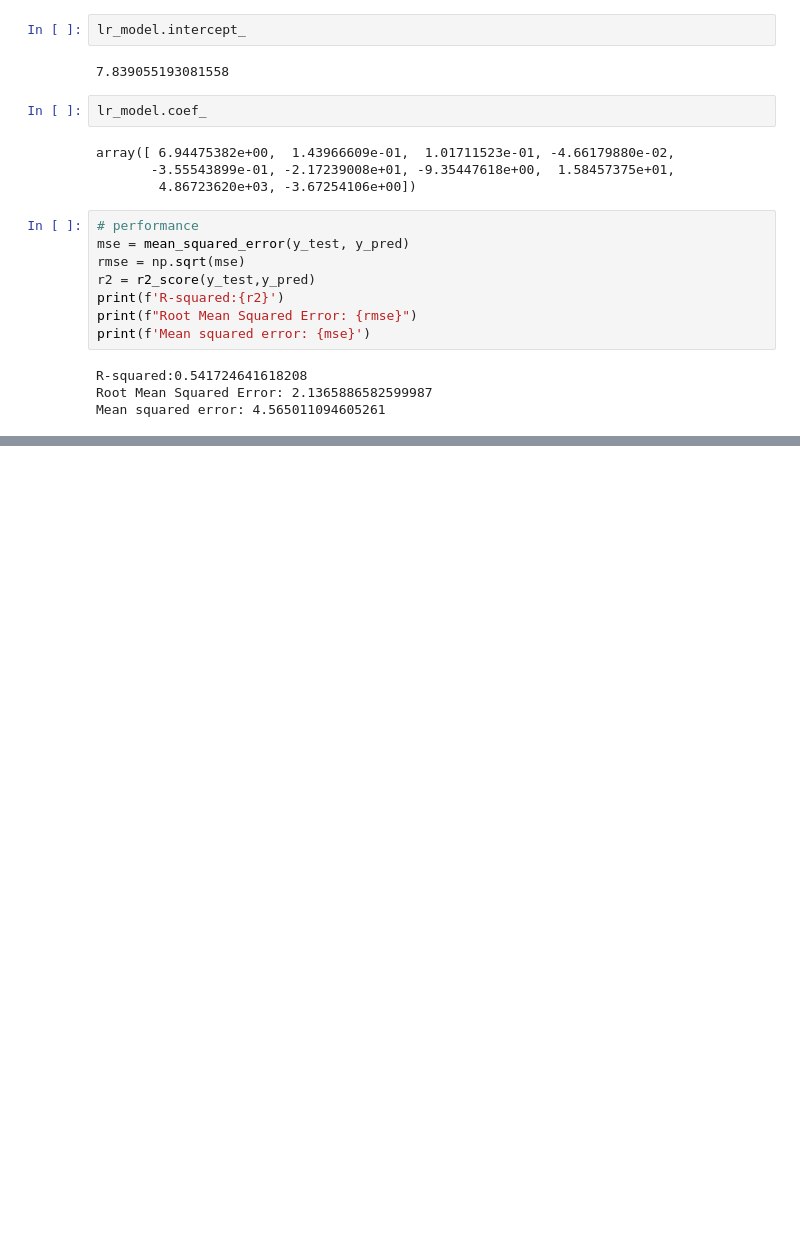
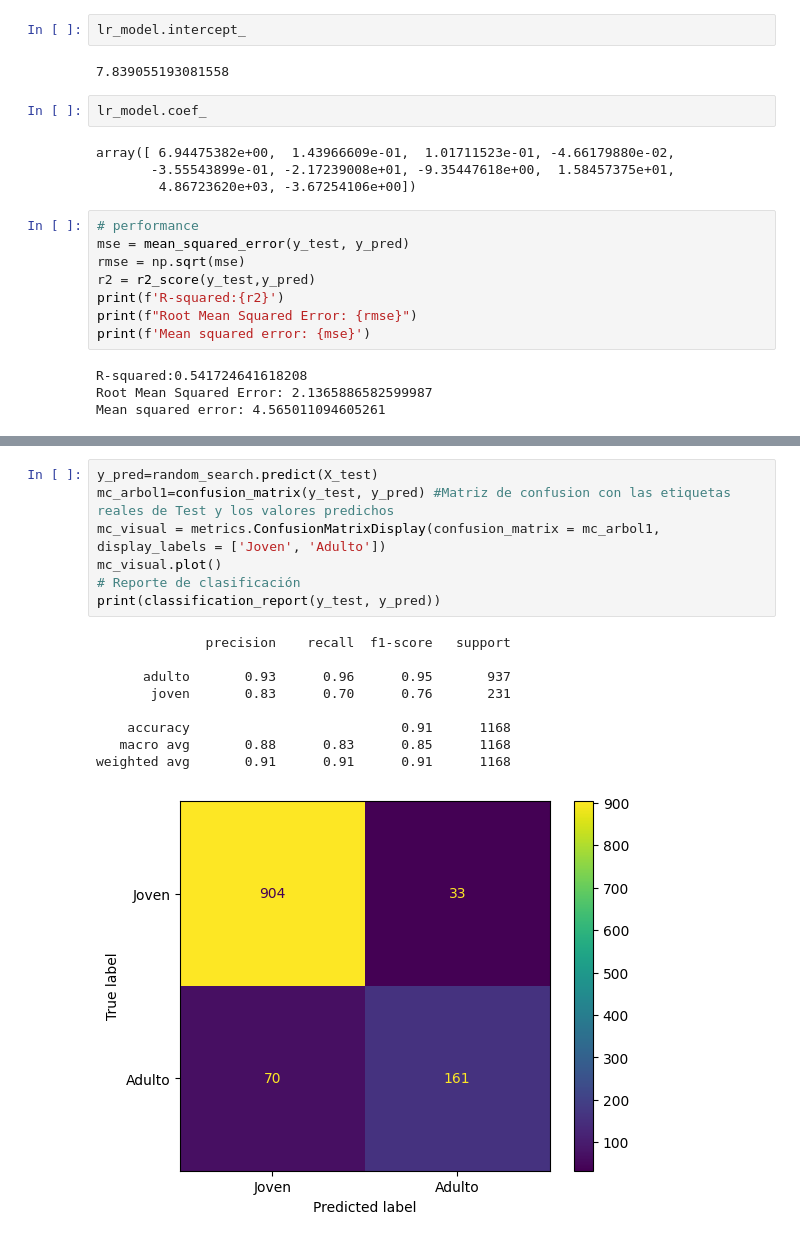
Before and after one commit to FranBe/cangrejos, a Jupyter notebook: Cangrejos2.ipynb, the cells around one changed output, grey strips where cells are left out. Saved outputs shown, nothing was run; the diff lists cells and outputs as text; blank space fills up the shorter version.

```diff
--- a/Cangrejos2.ipynb
+++ b/Cangrejos2.ipynb
@@ -557,0 +625,17 @@ Mean squared error: 4.565011094605261
+# %%
+y_pred=random_search.predict(X_test)
+mc_arbol1=confusion_matrix(y_test, y_pred) #Matriz de confusion con las etiquetas reales de Test y los valores predichos
+mc_visual = metrics.ConfusionMatrixDisplay(confusion_matrix = mc_arbol1, display_labels = ['Joven', 'Adulto'])
+mc_visual.plot()
+# Reporte de clasificación
+print(classification_report(y_test, y_pred))
+# %% [output]
+              precision    recall  f1-score   support
+
+      adulto       0.93      0.96      0.95       937
+       joven       0.83      0.70      0.76       231
+
+    accuracy                           0.91      1168
+   macro avg       0.88      0.83      0.85      1168
+weighted avg       0.91      0.91      0.91      1168
+[figure, added]
```
Also changed, not shown: parts of 13 cells of this notebook.
